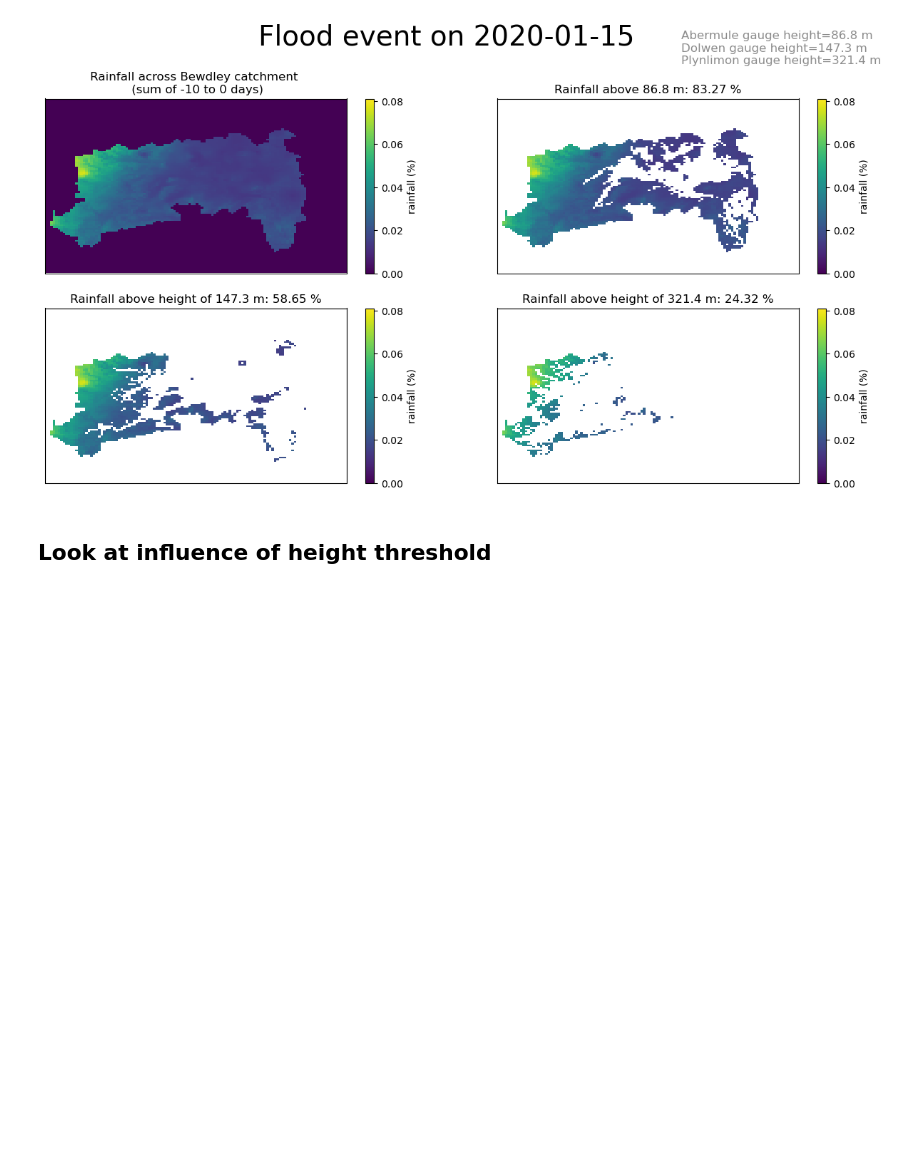
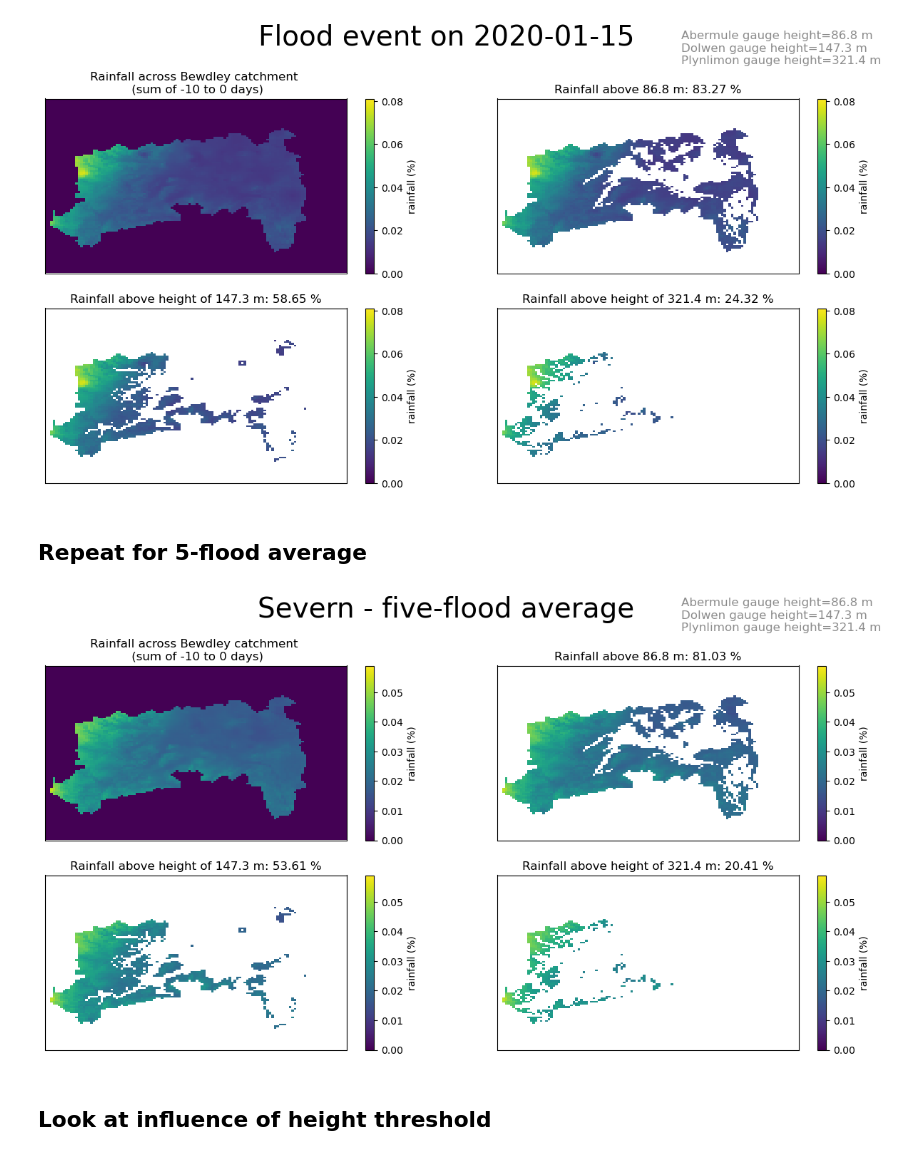
Before and after one commit to Thomasjkeel/FDRI-high-altitude-rainfall-and-floods, a Jupyter notebook: River Severn/High_altitude_rainfall.ipynb, the cells around one changed output. Cells and saved outputs as stored; diff of their text form; code cells hidden in the pictures; blank space fills up the shorter version.

Commit message:
add fiveflood mean plot

```diff
--- a/River Severn/High_altitude_rainfall.ipynb
+++ b/River Severn/High_altitude_rainfall.ipynb
@@ -256,3 +256,8 @@ fig.subplots_adjust(hspace=.2)
             # bbox_inches='tight', dpi=200)
 # %% [output]
 [figure]
+# %% [markdown]
+## Repeat for 5-flood average
+# %%
+bewdley_hght = make_region_hght_clip(bewdley_shp, hght_data=severn_hght)
+days_before_flood = 9 # 9 == 10 days before
@@ -259,3 +279,42 @@ fig.subplots_adjust(hspace=.2)
+# %%
+mean_bewdley_mask_sum_prop = total_bewdley_mask_sum_prop/len(flood_data_dict)
+# %%
+mean_bewdley_mask_sum_prop_above_abermule = mask_region_rainfall_by_hght(mean_bewdley_mask_sum_prop, bewdley_hght, threshold=abermule_station_height_buffer)
+mean_bewdley_mask_sum_prop_above_dolwen = mask_region_rainfall_by_hght(mean_bewdley_mask_sum_prop, bewdley_hght, threshold=dolwen_station_height_buffer)
+mean_bewdley_mask_sum_prop_above_plynlimon = mask_region_rainfall_by_hght(mean_bewdley_mask_sum_prop, bewdley_hght, threshold=plynlimon_station_height_buffer)
+# %%
+mean_pnt_above_abermule = (sum_region_rainfall(mean_bewdley_mask_sum_prop_above_abermule)*100).data.round(2)
+mean_pnt_above_dolwen = (sum_region_rainfall(mean_bewdley_mask_sum_prop_above_dolwen)*100).data.round(2)
+mean_pnt_above_plynlimon = (sum_region_rainfall(mean_bewdley_mask_sum_prop_above_plynlimon)*100).data.round(2)
+mean_rain_prop_vmax = (mean_bewdley_mask_sum_prop.max().round(5)+0.00005)*100
+
+fig, axes = plt.subplots(2, 2, figsize=(15, 7))
+(mean_bewdley_mask_sum_prop*100).plot(ax=axes[0][0], vmin=0, vmax=mean_rain_prop_vmax,\
+                                 cbar_kwargs={'label':f'rainfall (%)'})
+axes[0][0].set_title(f'Rainfall across Bewdley catchment \n (sum of -{days_before_flood+1} to 0 days)');
+(mean_bewdley_mask_sum_prop_above_abermule*100).plot(ax=axes[0][1], vmin=0, vmax=mean_rain_prop_vmax,\
+                                              cbar_kwargs={'label':f'rainfall (%)'})
+axes[0][1].set_title(f'Rainfall above {abermule_station_height_buffer/10} m: {mean_pnt_above_abermule} %');
+(mean_bewdley_mask_sum_prop_above_dolwen*100).plot(ax=axes[1][0], vmin=0, vmax=mean_rain_prop_vmax,\
+                                                 cbar_kwargs={'label':f'rainfall (%)'})
+axes[1][0].set_title(f'Rainfall above height of {dolwen_station_height_buffer/10} m: {mean_pnt_above_dolwen} %');
+(mean_bewdley_mask_sum_prop_above_plynlimon*100).plot(ax=axes[1][1], vmin=0, vmax=mean_rain_prop_vmax,\
+                                                 cbar_kwargs={'label':f'rainfall (%)'})
+axes[1][1].set_title(f'Rainfall above height of {plynlimon_station_height_buffer/10} m: {mean_pnt_above_plynlimon} %');
+for ax in axes.flatten():
+    ax.set_xlabel(None)
+    ax.set_ylabel(None)
+    ax.set_xticks([]); ax.set_yticks([]);
+
+plt.suptitle(f'Severn - five-flood average', y=1.02, size=28)
+fig.text(s=f'Abermule gauge height={abermule_station_height/10} m\nDolwen gauge height={dolwen_station_height/10} m\nPlynlimon gauge height={plynlimon_station_height/10} m',\
+          x=.72, y=.95, color='grey', alpha=.9, size=12)
+
+fig.subplots_adjust(hspace=.2)
+# plt.savefig(f'Figures/fiveflood_mean_bewdley_{days_before_flood+1}d_prop_rain.png',\
+#             bbox_inches='tight', dpi=200)
+# %% [output]
+[figure, added]
 # %% [markdown]
 ## Look at influence of height threshold
 # %%
```
Also changed, not shown: parts of 1 cell of this notebook, 4 other files.
